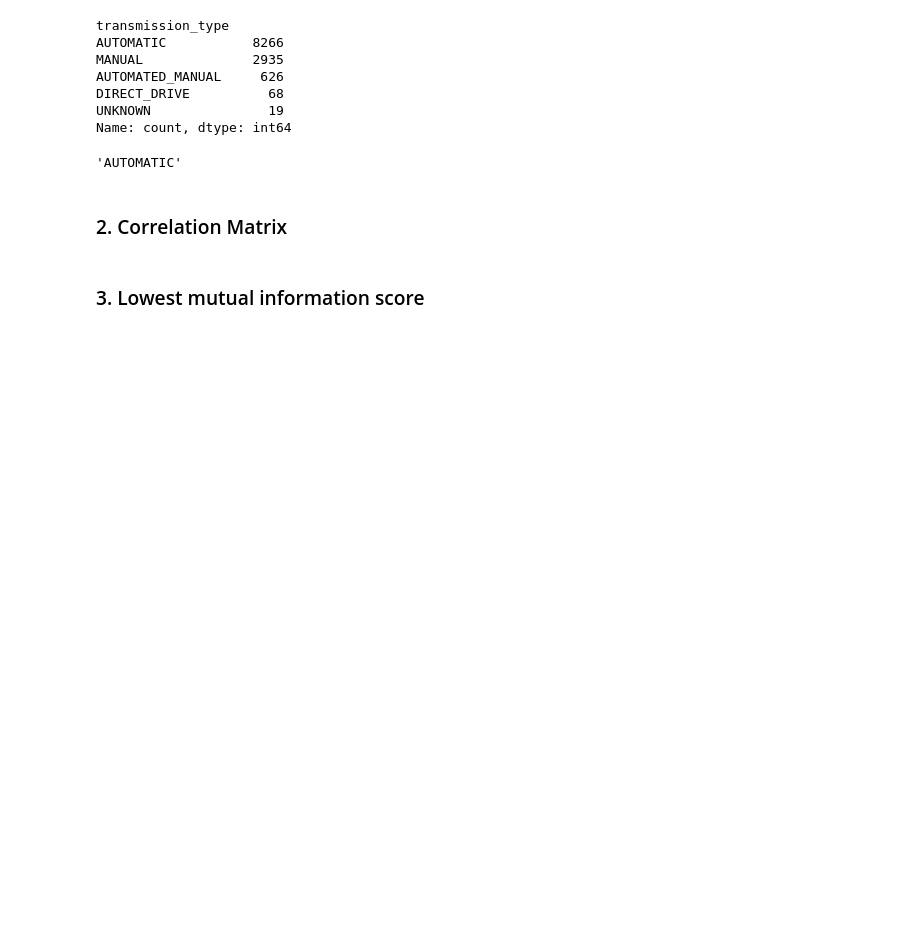
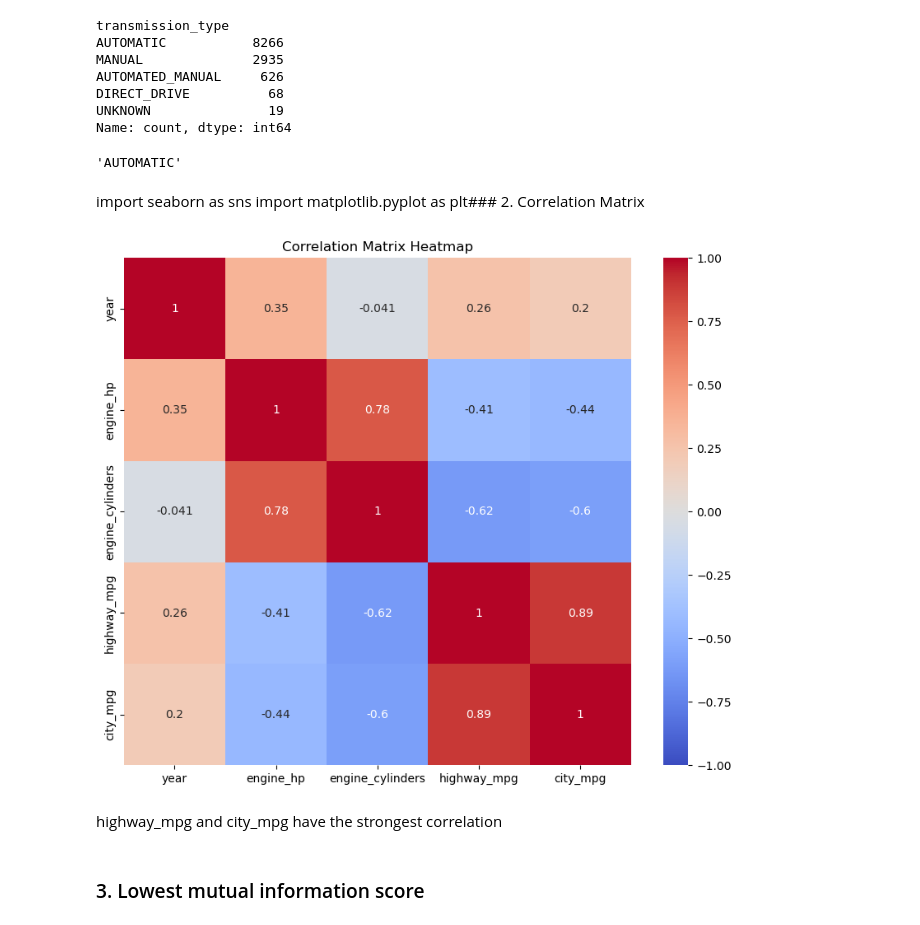
Before and after one commit to kevmo/ml-demos, a Jupyter notebook: Classification.ipynb, the cells around one changed output. Saved outputs shown, nothing was run; the diff lists cells and outputs as text; code cells hidden in the pictures; blank space fills up the shorter version.

```diff
--- a/Classification.ipynb
+++ b/Classification.ipynb
@@ -96,6 +96,26 @@ df['transmission_type'].value_counts().idxmax()
 # %% [output]
 'AUTOMATIC'
 # %% [markdown]
-### 2. Correlation Matrix
+import seaborn as sns
+import matplotlib.pyplot as plt### 2. Correlation Matrix
+# %%
+import seaborn as sns
+import matplotlib.pyplot as plt
+
+# Select only the numerical features
+numerical_features = ['year', 'engine_hp', 'engine_cylinders', 'highway_mpg', 'city_mpg']
+
+# Compute the correlation matrix
+correlation_matrix = df[numerical_features].corr()
+
+# Plot the heatmap
+plt.figure(figsize=(10, 8))
+sns.heatmap(correlation_matrix, annot=True, cmap='coolwarm', vmin=-1, vmax=1, square=True)
+plt.title("Correlation Matrix Heatmap")
+plt.show()
+# %% [output]
+[figure, added]
+# %% [markdown]
+highway_mpg and city_mpg have the strongest correlation
 # %% [markdown]
 ### 3. Lowest mutual information score
```
Also changed, not shown: parts of 9 cells of this notebook.
